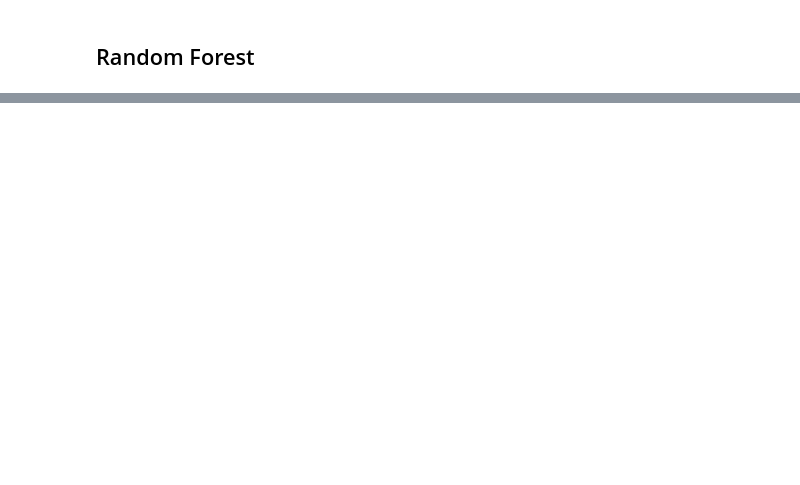
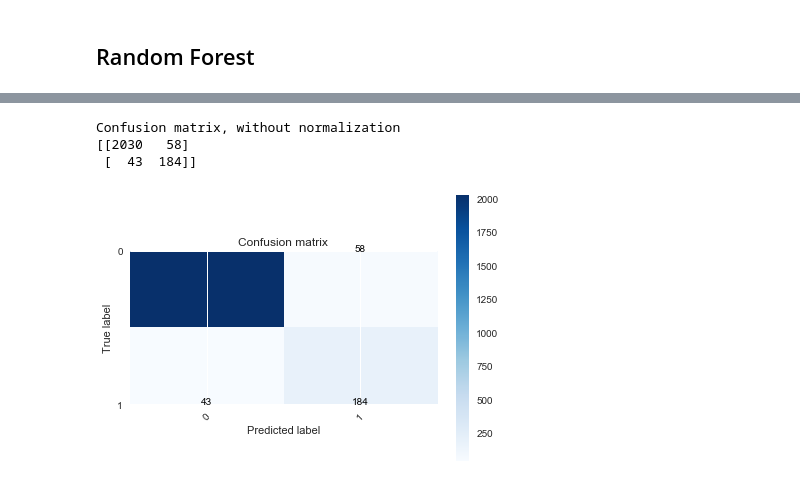
Before and after one commit to lcunningham24/Mod-5-Project, a Jupyter notebook: Final_Notebook.ipynb, the cells around one changed output, grey strips where cells are left out. Drawn from its saved outputs; the diff is of its cells as text; code cells hidden in the pictures; blank space fills up the shorter version.

```diff
--- a/Final_Notebook.ipynb
+++ b/Final_Notebook.ipynb
@@ -291,6 +225,6 @@ modeling_df.corr()
 # %%
-target = modeling_df['Top_10']
-df_features = modeling_df.drop(['Top_10'], axis=1)
+target = df_modeling['Top_10']
+df_features = df_modeling.drop(['Top_10'], axis=1)
 # %%
 X_train, X_test, y_train, y_test = train_test_split(df_features, target, random_state=25,test_size=0.30)
 # %%
@@ -346,25 +277,12 @@ Synthetic sample class distribution:
 1    4838
 0    4838
 Name: Top_10, dtype: int64
-# %%
-def plot_confusion_matrix(cm, classes, normalize=False, title='Confusion matrix',cmap=plt.cm.Blues):
-    if normalize:
-        cm = cm.astype('float') / cm.sum(axis=1)[:, np.newaxis]
-    print(cm)
-    plt.imshow(cm, interpolation='nearest', cmap=cmap)
-    plt.title(title)
-    plt.colorbar()
-    tick_marks = np.arange(len(classes))
-    plt.xticks(tick_marks, classes, rotation=45)
-    plt.yticks(tick_marks, classes)
-
-    fmt = '.2f' if normalize else 'd'
-    thresh = cm.max() / 2.
-    for i, j in itertools.product(range(cm.shape[0]), range(cm.shape[1])):
-        plt.text(j, i, format(cm[i, j], fmt),
-                 horizontalalignment="center",
-                 color="white" if cm[i, j] > thresh else "black")
-
-    plt.tight_layout()
-    plt.ylabel('True label')
-    plt.xlabel('Predicted label')
+# %%
+log = LogisticRegression()
+log.fit(X_train_resampled, y_train_resampled)
+log_preds = log.predict(X_test)
+
+log_f1 = metrics.f1_score(y_test, log_preds)
+log_acc = metrics.accuracy_score(y_test, log_preds)
+
+print(classification_report(y_test, log_preds, target_names=['Top 100','Top 10']))
@@ -464,0 +391,13 @@ weighted avg       0.93      0.88      0.90      2315
+# %%
+cnf_matrix = confusion_matrix(y_test, rfc_preds)
+np.set_printoptions(precision=2)
+
+# Plot non-normalized confusion matrix
+plt.figure()
+plot_confusion_matrix(cnf_matrix, classes=['0','1'],
+                      title='Confusion matrix')
+# %% [output]
+Confusion matrix, without normalization
+[[2030   58]
+ [  43  184]]
+[figure, added]
```
Also changed, not shown: parts of 40 cells of this notebook.
